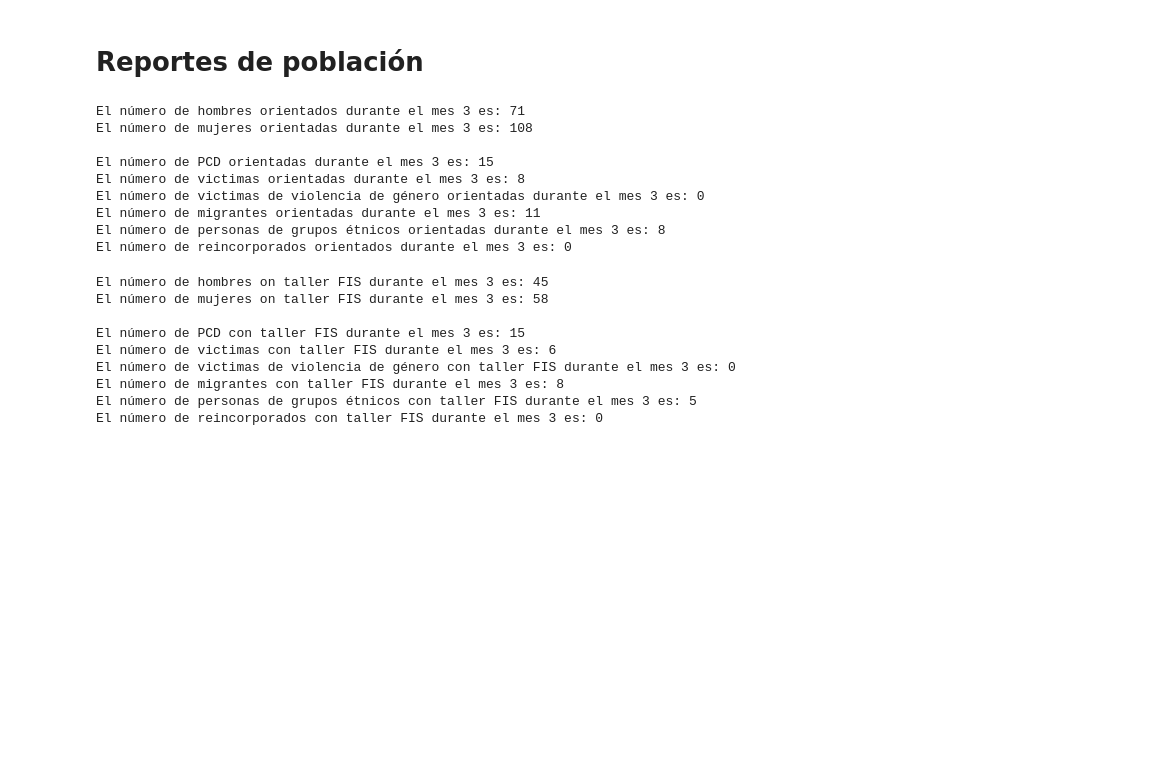
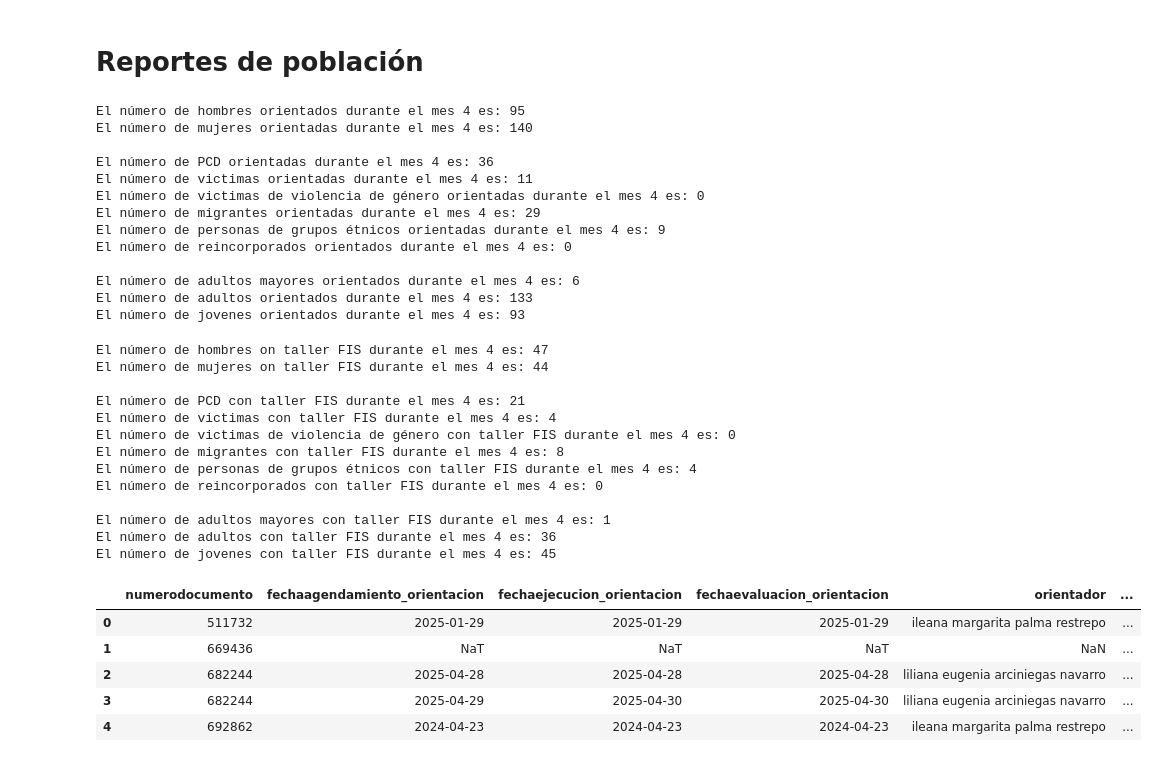
Before and after one commit to bizzaccelerator/public-employment-pulse, a Jupyter notebook: local_reports/orientacion.ipynb, the cells around one changed output. Saved outputs shown, nothing was run; the diff lists cells and outputs as text; code cells hidden in the pictures; blank space fills up the shorter version.

Commit message:
Report for Orientaciones updated to include age groups.

```diff
--- a/local_reports/orientacion.ipynb
+++ b/local_reports/orientacion.ipynb
@@ -374,7 +374,7 @@ orientados.shape
 # Reportes de población
 # %%
 # Personas orientadas
-mes_orientado = 3
+mes_orientado = 4
 año_orientado = 2025
 f_orientado = (orientados['mes_orientado'] == mes_orientado) & (orientados['año_orientado'] == año_orientado)
 
@@ -389,19 +389,27 @@ print(f'El número de migrantes orientadas durante el mes {mes_orientado} es: {o
 print(f'El número de personas de grupos étnicos orientadas durante el mes {mes_orientado} es: {orientados[f_orientado]['grupos_etnicos'].count()}')
 print(f'El número de reincorporados orientados durante el mes {mes_orientado} es: {orientados[f_orientado]['reincorporados'].count()}')
 print()
+
+print(f'El número de adultos mayores orientados durante el mes {mes_orientado} es: {orientados[f_orientado & (orientados['edad'] >= 60)]['sexo'].count()}')
+print(f'El número de adultos orientados durante el mes {mes_orientado} es: {orientados[f_orientado & (orientados['edad'] >= 29) & (orientados['edad'] < 60)]['sexo'].count()}')
+print(f'El número de jovenes orientados durante el mes {mes_orientado} es: {orientados[f_orientado & (orientados['edad'] <= 28)]['sexo'].count()}')
 # %% [output]
-El número de hombres orientados durante el mes 3 es: 71
-El número de mujeres orientadas durante el mes 3 es: 108
+El número de hombres orientados durante el mes 4 es: 95
+El número de mujeres orientadas durante el mes 4 es: 140
 
-El número de PCD orientadas durante el mes 3 es: 15
-El número de victimas orientadas durante el mes 3 es: 8
-El número de victimas de violencia de género orientadas durante el mes 3 es: 0
-El número de migrantes orientadas durante el mes 3 es: 11
-El número de personas de grupos étnicos orientadas durante el mes 3 es: 8
-El número de reincorporados orientados durante el mes 3 es: 0
+El número de PCD orientadas durante el mes 4 es: 36
+El número de victimas orientadas durante el mes 4 es: 11
+El número de victimas de violencia de género orientadas durante el mes 4 es: 0
+El número de migrantes orientadas durante el mes 4 es: 29
+El número de personas de grupos étnicos orientadas durante el mes 4 es: 9
+El número de reincorporados orientados durante el mes 4 es: 0
+
+El número de adultos mayores orientados durante el mes 4 es: 6
+El número de adultos orientados durante el mes 4 es: 133
+El número de jovenes orientados durante el mes 4 es: 93
 # %%
 # Personas taller FIS
-mes_taller = 3
+mes_taller = 4
 año_taller = 2025
 f_taller = (orientados['mes_taller'] == mes_taller) & (orientados['año_taller'] == año_taller)
 
@@ -416,16 +424,24 @@ print(f'El número de migrantes con taller FIS durante el mes {mes_taller} es: {
 print(f'El número de personas de grupos étnicos con taller FIS durante el mes {mes_taller} es: {orientados[f_taller]['grupos_etnicos'].count()}')
 print(f'El número de reincorporados con taller FIS durante el mes {mes_taller} es: {orientados[f_taller]['reincorporados'].count()}')
 print()
+
+print(f'El número de adultos mayores con taller FIS durante el mes {mes_taller} es: {orientados[f_taller & (orientados['edad'] >= 60)]['sexo'].count()}')
+print(f'El número de adultos con taller FIS durante el mes {mes_taller} es: {orientados[f_taller & (orientados['edad'] >= 29) & (orientados['edad'] < 60)]['sexo'].count()}')
+print(f'El número de jovenes con taller FIS durante el mes {mes_taller} es: {orientados[f_taller & (orientados['edad'] <= 28)]['sexo'].count()}')
 # %% [output]
-El número de hombres on taller FIS durante el mes 3 es: 45
-El número de mujeres on taller FIS durante el mes 3 es: 58
+El número de hombres on taller FIS durante el mes 4 es: 47
+El número de mujeres on taller FIS durante el mes 4 es: 44
 
-El número de PCD con taller FIS durante el mes 3 es: 15
-El número de victimas con taller FIS durante el mes 3 es: 6
-El número de victimas de violencia de género con taller FIS durante el mes 3 es: 0
-El número de migrantes con taller FIS durante el mes 3 es: 8
-El número de personas de grupos étnicos con taller FIS durante el mes 3 es: 5
-El número de reincorporados con taller FIS durante el mes 3 es: 0
+El número de PCD con taller FIS durante el mes 4 es: 21
+El número de victimas con taller FIS durante el mes 4 es: 4
+El número de victimas de violencia de género con taller FIS durante el mes 4 es: 0
+El número de migrantes con taller FIS durante el mes 4 es: 8
+El número de personas de grupos étnicos con taller FIS durante el mes 4 es: 4
+El número de reincorporados con taller FIS durante el mes 4 es: 0
+
+El número de adultos mayores con taller FIS durante el mes 4 es: 1
+El número de adultos con taller FIS durante el mes 4 es: 36
+El número de jovenes con taller FIS durante el mes 4 es: 45
 # %%
 # # LISTADO DE PERSONAS CON DISCAPACIDAD ORIENTADOS
 # mes_orientado = 3
@@ -433,3 +449,12 @@ El número de reincorporados con taller FIS durante el mes 3 es: 0
 # f_orientado = (orientados['mes_orientado'] == mes_orientado) & (orientados['año_orientado'] == año_orientado) & (~orientados['orientador'].isna())
 
 # orientados[f_orientado & (~orientados['discapacidad'].isna())][['numerodocumento','primernombre', 'primerapellido']]
+# %%
+orientados.head()
+# %% [output]
+|  | numerodocumento | fechaagendamiento_orientacion | fechaejecucion_orientacion | fechaevaluacion_orientacion | orientador | ... |
+| 0 | 511732 | 2025-01-29 | 2025-01-29 | 2025-01-29 | ileana margarita palma restrepo | ... |
+| 1 | 669436 | NaT | NaT | NaT | NaN | ... |
+| 2 | 682244 | 2025-04-28 | 2025-04-28 | 2025-04-28 | liliana eugenia arciniegas navarro | ... |
+| 3 | 682244 | 2025-04-29 | 2025-04-30 | 2025-04-30 | liliana eugenia arciniegas navarro | ... |
+| 4 | 692862 | 2024-04-23 | 2024-04-23 | 2024-04-23 | ileana margarita palma restrepo | ... |
```
Also changed, not shown: parts of 4 cells of this notebook.
